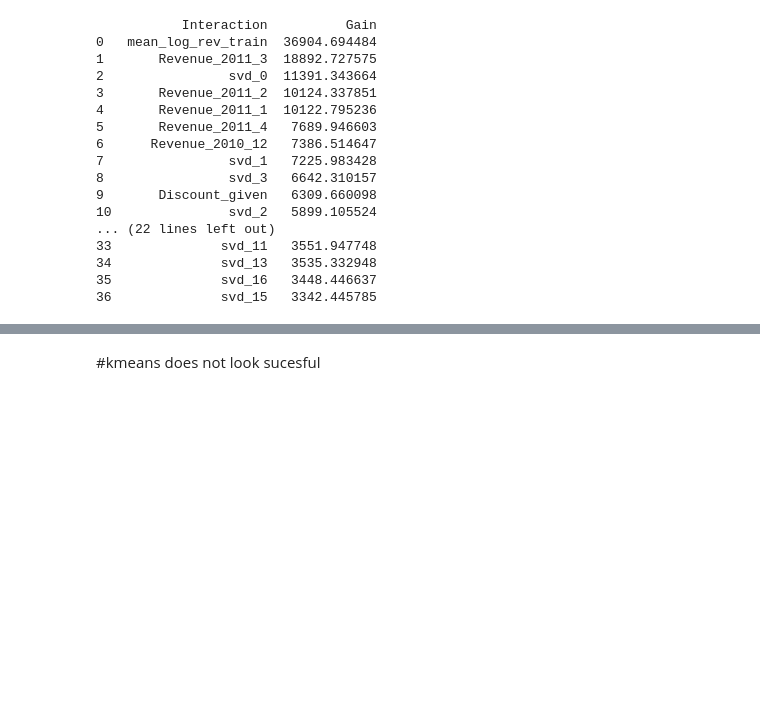
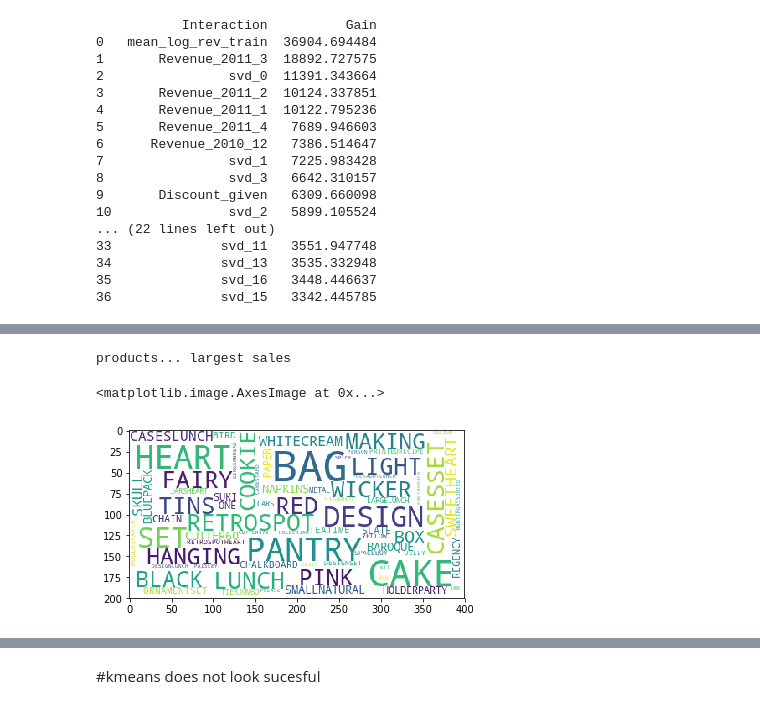
Before and after one commit to leexa90/E-commece-Data-Science, a Jupyter notebook: Untitled_cluster.ipynb, the cells around one changed output, grey strips where cells are left out. Drawn from its saved outputs; the diff is of its cells as text; code cells hidden in the pictures; blank space fills up the shorter version.

```diff
--- a/Untitled_cluster.ipynb
+++ b/Untitled_cluster.ipynb
@@ -717,7 +724,19 @@ data2[data2.CustomerID==15098.0]
 # %%
 #get products with largest values for svd_0
+from wordcloud import WordCloud
+
 closest_to_inside = np.argsort(V2[0,:])[::-1]
-stock_code_decribe = data2.groupby(['StockCode_NR_int','num_purchases'])['Description'].apply(np.unique).reset_index(drop=False)
-closest_pdts = closest_to_inside[:10]
+stock_code_decribe = data2.groupby('StockCode_NR_int')['Description'].apply(np.unique).reset_index(drop=False)
+closest_pdts = closest_to_inside[:30]
 print 'products... largest sales'
-print stock_code_decribe[stock_code_decribe.StockCode_NR_int.isin(closest_pdts)]
+#print stock_code_decribe[stock_code_decribe.StockCode_NR_int.isin(closest_pdts)]
+text = ''
+for i in stock_code_decribe[stock_code_decribe.StockCode_NR_int.isin(closest_pdts)]['Description'].values:
+    text = text + i[0]
+wordcloud = WordCloud().generate(text)
+wordcloud = WordCloud(max_font_size=50, max_words=100, background_color="white").generate(text)
+plt.imshow(wordcloud)
+# %% [output]
+products... largest sales
+<matplotlib.image.AxesImage at 0x...>
+[figure, added]
```
Also changed, not shown: parts of 20 cells of this notebook, 2 other files.
